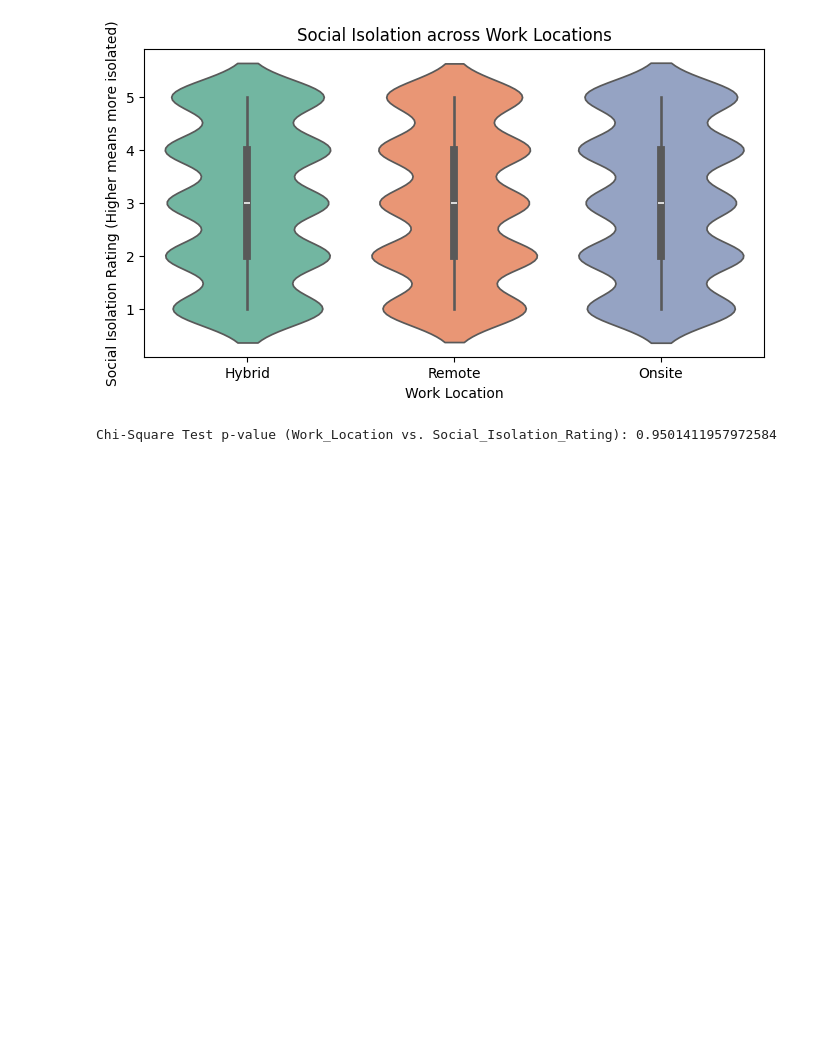
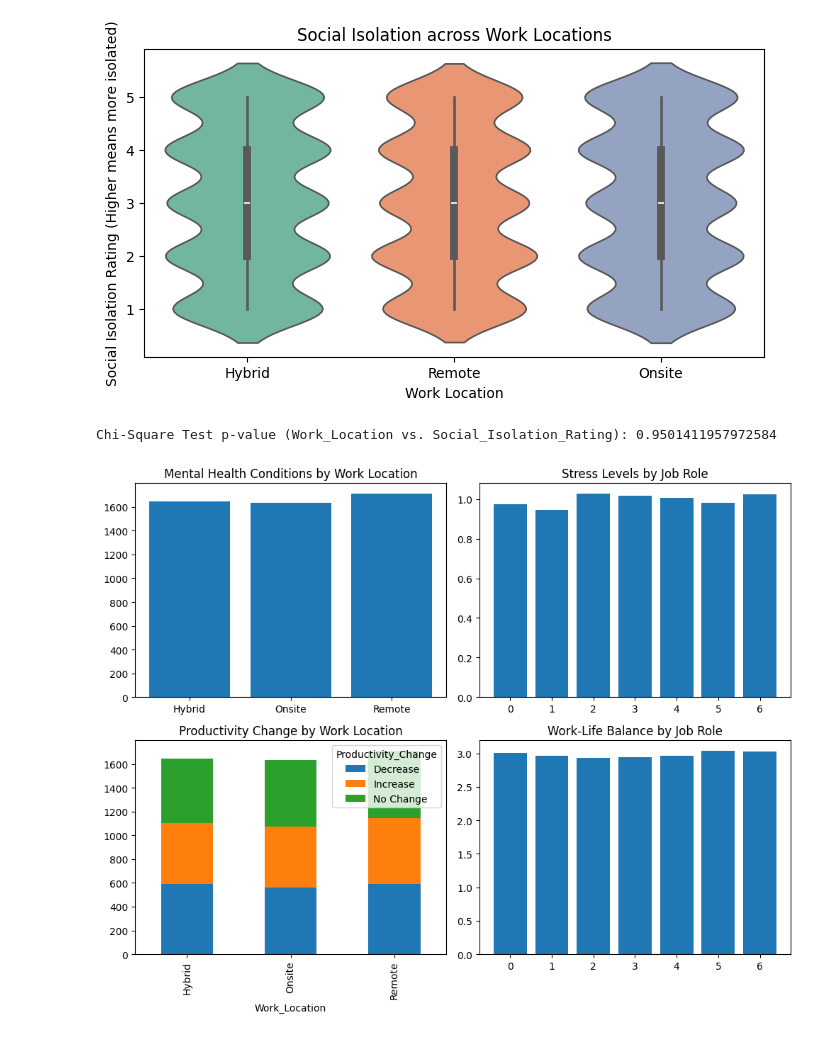
Before and after one commit to Banak14/projetfinal, a Jupyter notebook: notebooks/EDA.ipynb, the cells around one changed output. Saved outputs shown, nothing was run; the diff lists cells and outputs as text; code cells hidden in the pictures; blank space fills up the shorter version.

```diff
--- a/notebooks/EDA.ipynb
+++ b/notebooks/EDA.ipynb
@@ -224,3 +224,33 @@ print(f"Chi-Square Test p-value (Work_Location vs. Social_Isolation_Rating): {p_
 # %% [output]
 [figure]
 Chi-Square Test p-value (Work_Location vs. Social_Isolation_Rating): 0.9501411957972584
+# %%
+import matplotlib.pyplot as plt
+
+# Create a figure with subplots
+fig, axes = plt.subplots(2, 2, figsize=(10, 8))
+
+# Plot 1: Mental Health Conditions by Work Location
+mental_health_counts = df.groupby('Work_Location')['Mental_Health_Condition'].count()
+axes[0, 0].bar(mental_health_counts.index, mental_health_counts.values)
+axes[0, 0].set_title('Mental Health Conditions by Work Location')
+
+# Plot 2: Stress Levels by Job Role (keeping job roles as categorical)
+stress_levels = df.groupby('Job_Role')['Stress_Level'].mean()
+axes[0, 1].bar(stress_levels.index, stress_levels.values)
+axes[0, 1].set_title('Stress Levels by Job Role')
+
+# Plot 3: Productivity Change by Work Location
+productivity_change_counts = df.groupby('Work_Location')['Productivity_Change'].value_counts().unstack()
+productivity_change_counts.plot(kind='bar', stacked=True, ax=axes[1, 0])
+axes[1, 0].set_title('Productivity Change by Work Location')
+
+# Plot 4: Work-Life Balance by Job Role (keeping job roles categorical)
+work_life_balance = df.groupby('Job_Role')['Work_Life_Balance_Rating'].mean()
+axes[1, 1].bar(work_life_balance.index, work_life_balance.values)
+axes[1, 1].set_title('Work-Life Balance by Job Role')
+
+plt.tight_layout()
+plt.show()
+# %% [output]
+[figure, added]
```
Also changed, not shown: 16 other files.
